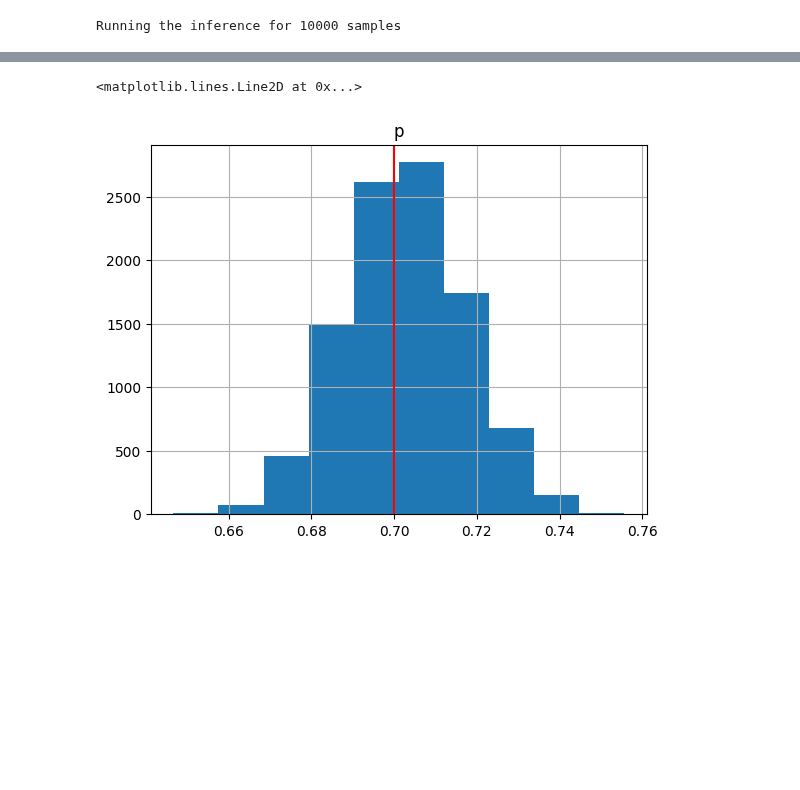
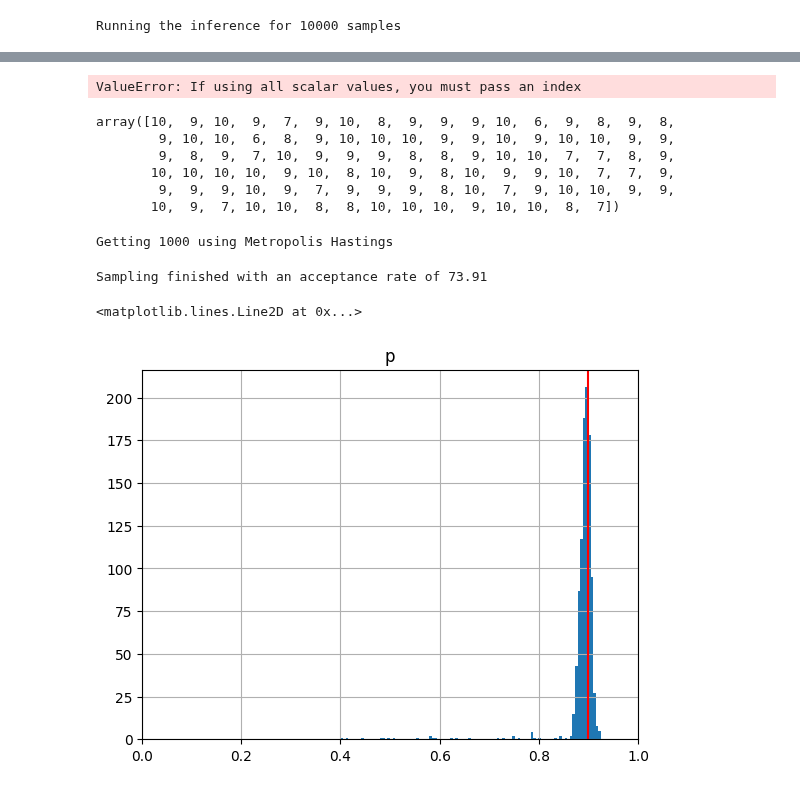
Before and after one commit to Potatoasad/Computational-Physics-Final-Project, a Jupyter notebook: BlackHolePopulationAnalysis.ipynb, the cells around one changed output, grey strips where cells are left out. Saved outputs shown, nothing was run; the diff lists cells and outputs as text; code cells hidden in the pictures; blank space fills up the shorter version.

Commit message:
black hole population analysis and metropolis hastings

```diff
--- a/BlackHolePopulationAnalysis.ipynb
+++ b/BlackHolePopulationAnalysis.ipynb
@@ -346,6 +353,6 @@ Running the inference for 10000 samples
 # %%
-result2.hist()
+pd.DataFrame(result2).hist()
+import matplotlib.pyplot as plt
 plt.axvline(p, c='r')
 # %% [output]
-<matplotlib.lines.Line2D at 0x...>
+ValueError: If using all scalar values, you must pass an index
-[figure, removed]
@@ -351,0 +393,29 @@ plt.axvline(p, c='r')
+# %%
+head_counts
+# %% [output]
+array([10,  9, 10,  9,  7,  9, 10,  8,  9,  9,  9, 10,  6,  9,  8,  9,  8,
+        9, 10, 10,  6,  8,  9, 10, 10, 10,  9,  9, 10,  9, 10, 10,  9,  9,
+        9,  8,  9,  7, 10,  9,  9,  9,  8,  8,  9, 10, 10,  7,  7,  8,  9,
+       10, 10, 10, 10,  9, 10,  8, 10,  9,  8, 10,  9,  9, 10,  7,  7,  9,
+        9,  9,  9, 10,  9,  7,  9,  9,  9,  8, 10,  7,  9, 10, 10,  9,  9,
+       10,  9,  7, 10, 10,  8,  8, 10, 10, 10,  9, 10, 10,  8,  7])
+# %%
+CF = CoinFlip(10, head_counts)
+
+initial_position = {'p':0.4} # starting point of the NUTS sampler
+problem2 = MHSampler(CF, initial_position, limits={'p': [0,1]}, step_size=0.1)
+# %%
+hist = problem2.run(1000);
+# %% [output]
+Getting 1000 using Metropolis Hastings
+Sampling finished with an acceptance rate of 73.91
+# %%
+import pandas as pd
+import matplotlib.pyplot as plt
+
+pd.DataFrame(hist).hist(bins=100)
+plt.xlim((0,1))
+plt.axvline(p, c='r')
+# %% [output]
+<matplotlib.lines.Line2D at 0x...>
+[figure, added]
```
Also changed, not shown: parts of 3 cells of this notebook, 5 other files.
